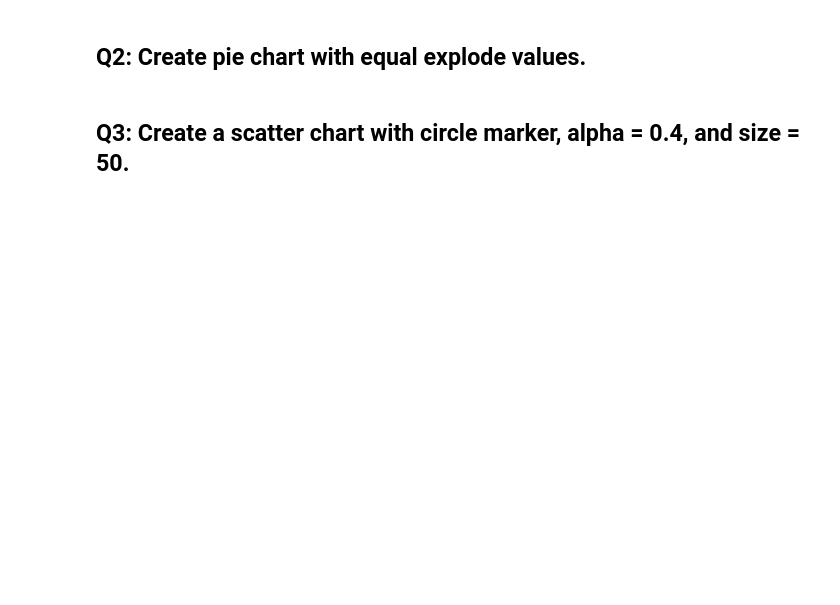
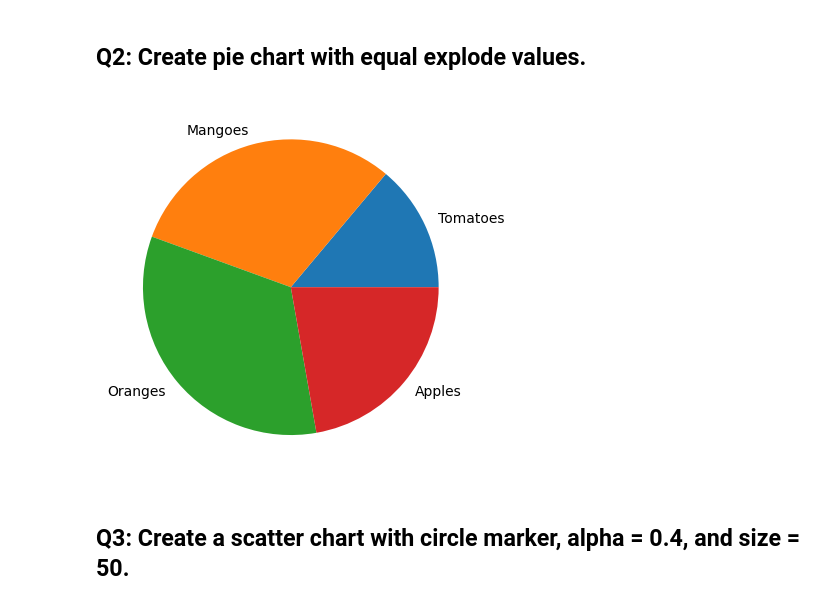
Before and after one commit to h-aneen/Matplotlib-Lab1, a Jupyter notebook: Day#8_Matplotlib_Assignment.ipynb, the cells around one changed output. Drawn from its saved outputs; the diff is of its cells as text; code cells hidden in the pictures; blank space fills up the shorter version.

```diff
--- a/Day#8_Matplotlib_Assignment.ipynb
+++ b/Day#8_Matplotlib_Assignment.ipynb
@@ -7,4 +19,15 @@ import matplotlib.pyplot as plt
 # %% [markdown]
 ## Q2: Create pie chart with equal explode values.
+# %%
+mylabels = ["Tomatoes", "Mangoes", "Oranges", "Apples"]
+
+# list of int
+y = [25,55,60,40]
+myexplode = [0,0,0,0]
+
+plt.pie(y, labels = mylabels, explode = myexplode)
+plt.show()
+# %% [output]
+[figure, added]
 # %% [markdown]
 ## Q3: Create a scatter chart with circle marker, alpha = 0.4, and size = 50.
```
Also changed, not shown: parts of 5 cells of this notebook.
